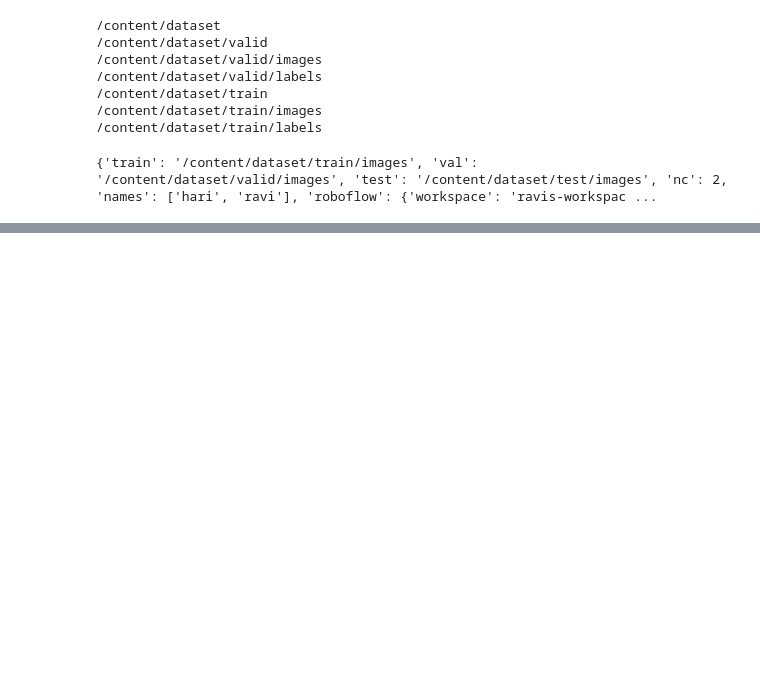
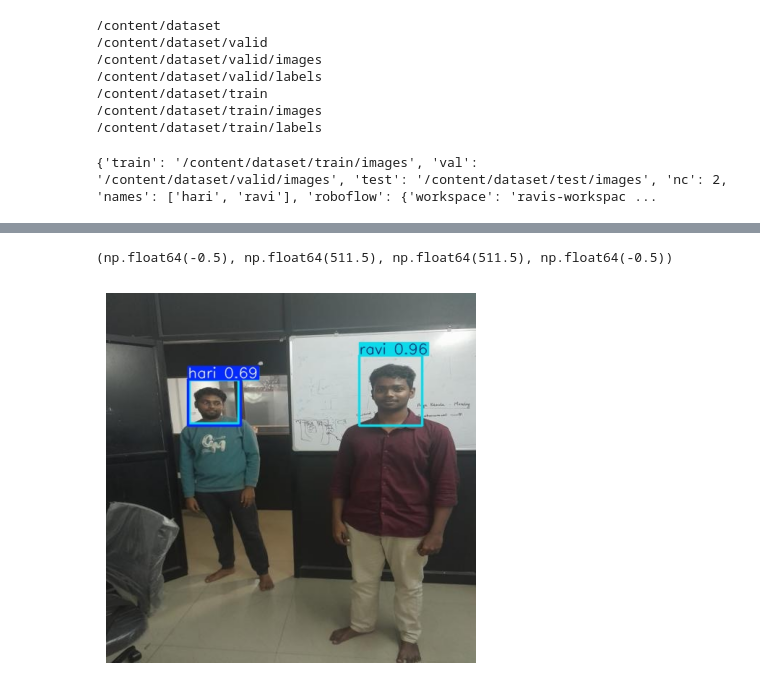
Before and after one commit to ravikeerthi7606/faceDetection_YOLO, a Jupyter notebook: faceRecognition.ipynb, the cells around one changed output, grey strips where cells are left out. Cells and saved outputs as stored; diff of their text form; code cells hidden in the pictures; blank space fills up the shorter version.

Commit message:
final model

```diff
--- a/faceRecognition.ipynb
+++ b/faceRecognition.ipynb
@@ -103,0 +159,11 @@ model.train(
+# %%
+import os
+
+test_path = "/content/dataset/valid/images"
+
+img_name = os.listdir(test_path)[2]
+img_path = os.path.join(test_path, img_name)
+
+print("Testing on:", img_path)
+
+results = model(img_path, save=True)
@@ -103,0 +176,12 @@ model.train(
+# %%
+from PIL import Image
+import matplotlib.pyplot as plt
+
+output_path = "runs/detect/predict/" + img_name
+
+img = Image.open(output_path)
+plt.imshow(img)
+plt.axis("off")
+# %% [output]
+(np.float64(-0.5), np.float64(511.5), np.float64(511.5), np.float64(-0.5))
+[figure, added]
```
Also changed, not shown: parts of 6 cells of this notebook.
